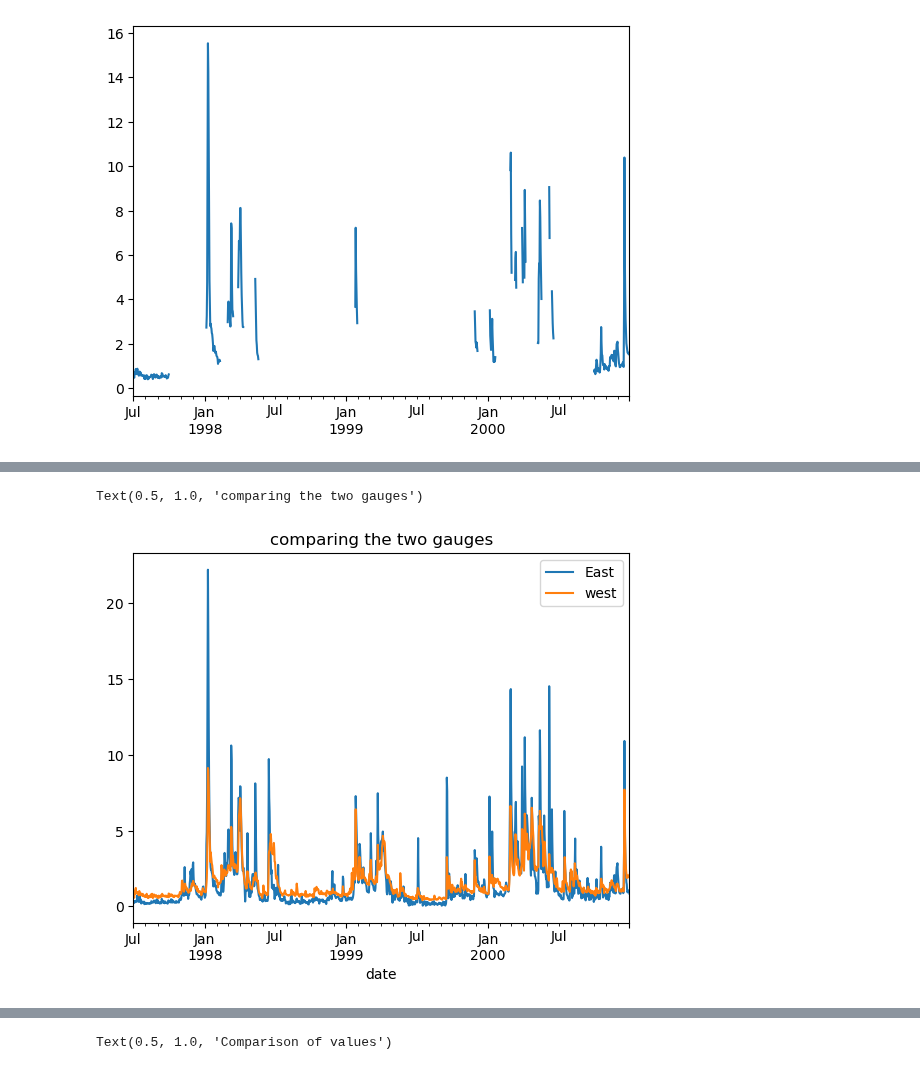
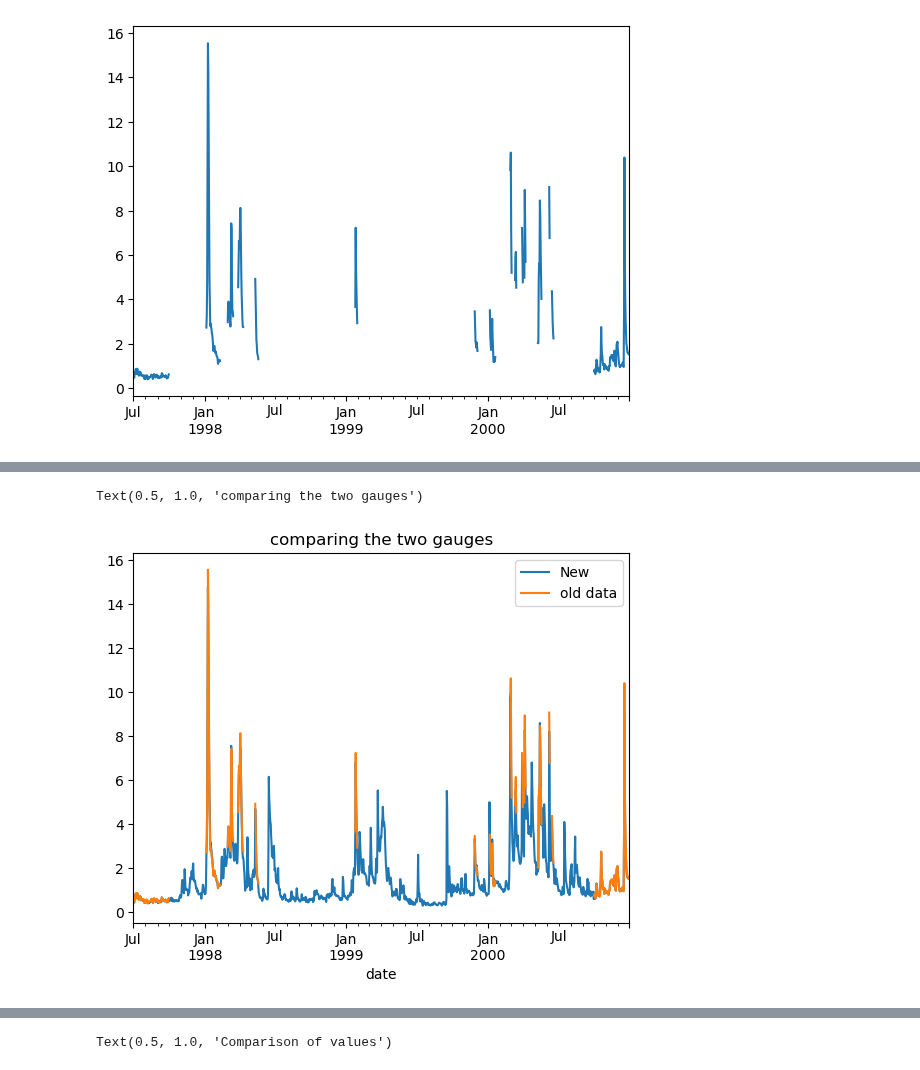
Before and after one commit to Daafip/ENVM1502-Catchment-model, a Jupyter notebook: Python files/0.4.Combine_data_into_one_df.ipynb, the cells around one changed output, grey strips where cells are left out. Saved outputs shown, nothing was run; the diff lists cells and outputs as text; code cells hidden in the pictures.

Commit message:
fixing derp on combining Q

```diff
--- a/Python files/0.4.Combine_data_into_one_df.ipynb
+++ b/Python files/0.4.Combine_data_into_one_df.ipynb
@@ -91,6 +91,9 @@ df["Q"].loc["1997-07":"2000"].plot()
 # %% [markdown]
  Instead opt for adding two gauges together: 01357500 & 01335754 <img src="Figures\river_split.png" alt="Alternative text" width=300 align="left"/>
 # %%
-files_Q_East = glob.glob(f"{data_folder}\\Q\\*1357500.parquet")
-files_Q_West = glob.glob(f"{data_folder}\\Q\\*1335754.parquet")
+df_combined_E_W_path = glob.glob(f"{data_folder}\\Q\\combining_1357500_1335754.parquet")
+
+df_combined_E_W = pd.read_parquet(df_combined_E_W_path[0], columns=['Q_m3_s_mean','date'])
+df_combined_E_W.index = pd.to_datetime(df_combined_E_W.date)
+df_combined_E_W.rename(columns={'Q_m3_s_mean':'Q'}, inplace=True)
 # %%
@@ -104,9 +107,9 @@ discharge_Q_West.rename(columns={'Q_mm_d_hydro':'Q'}, inplace=True)
 # %%
-ax = discharge_Q_East["Q"].loc["1997-07":"2000"].plot(label="East")
-discharge_Q_West["Q"].loc["1997-07":"2000"].plot(ax=ax,label="west")
+ax = df_combined_E_W["Q"].loc["1997-07":"2000"].plot(label="New")
+df["Q"].loc["1997-07":"2000"].plot(ax=ax,label="old data")
 ax.legend()
 ax.set_title("comparing the two gauges")
 # %% [output]
 Text(0.5, 1.0, 'comparing the two gauges')
-[figure, old version]
+[figure, new version]
 # %%
```
Also changed, not shown: parts of 5 cells of this notebook, 3 other files.
